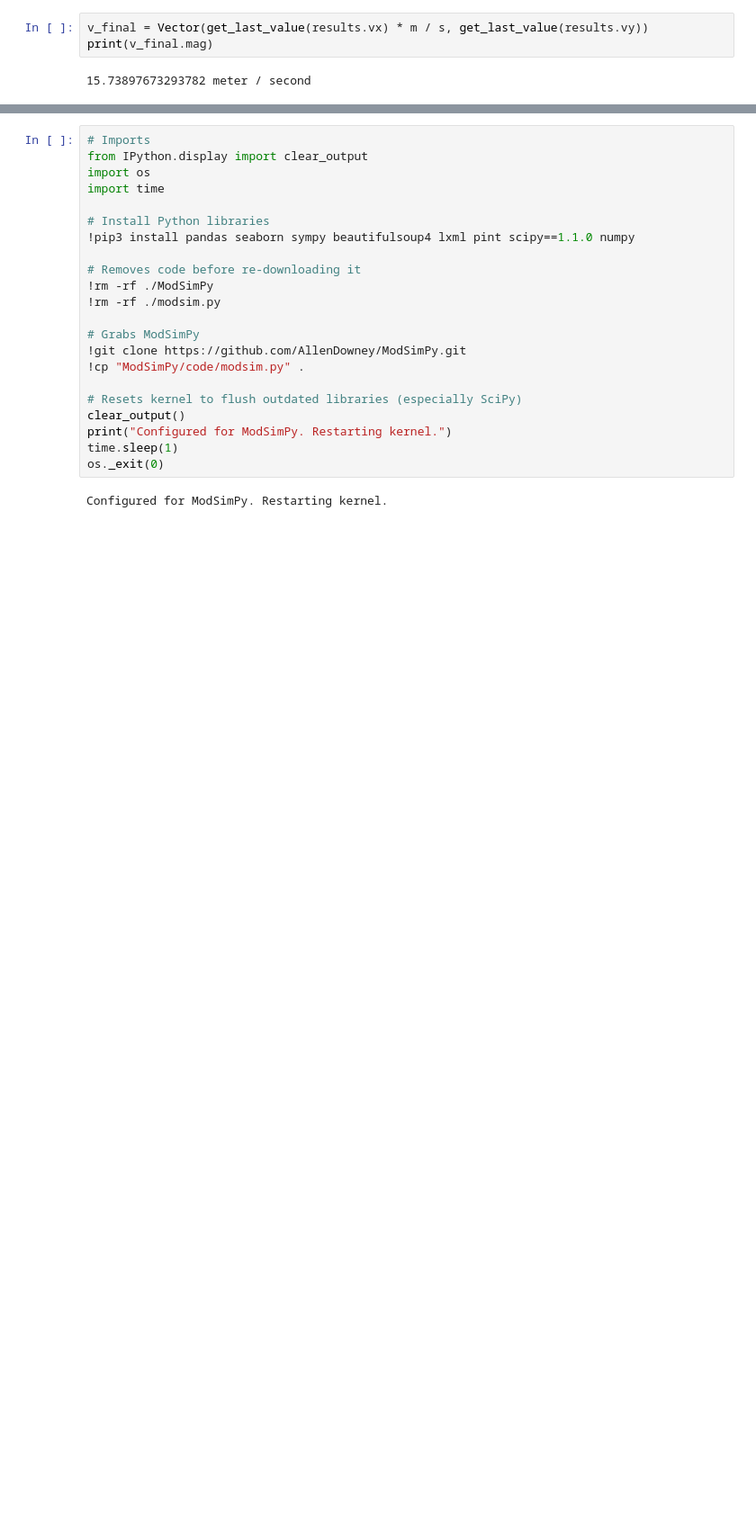
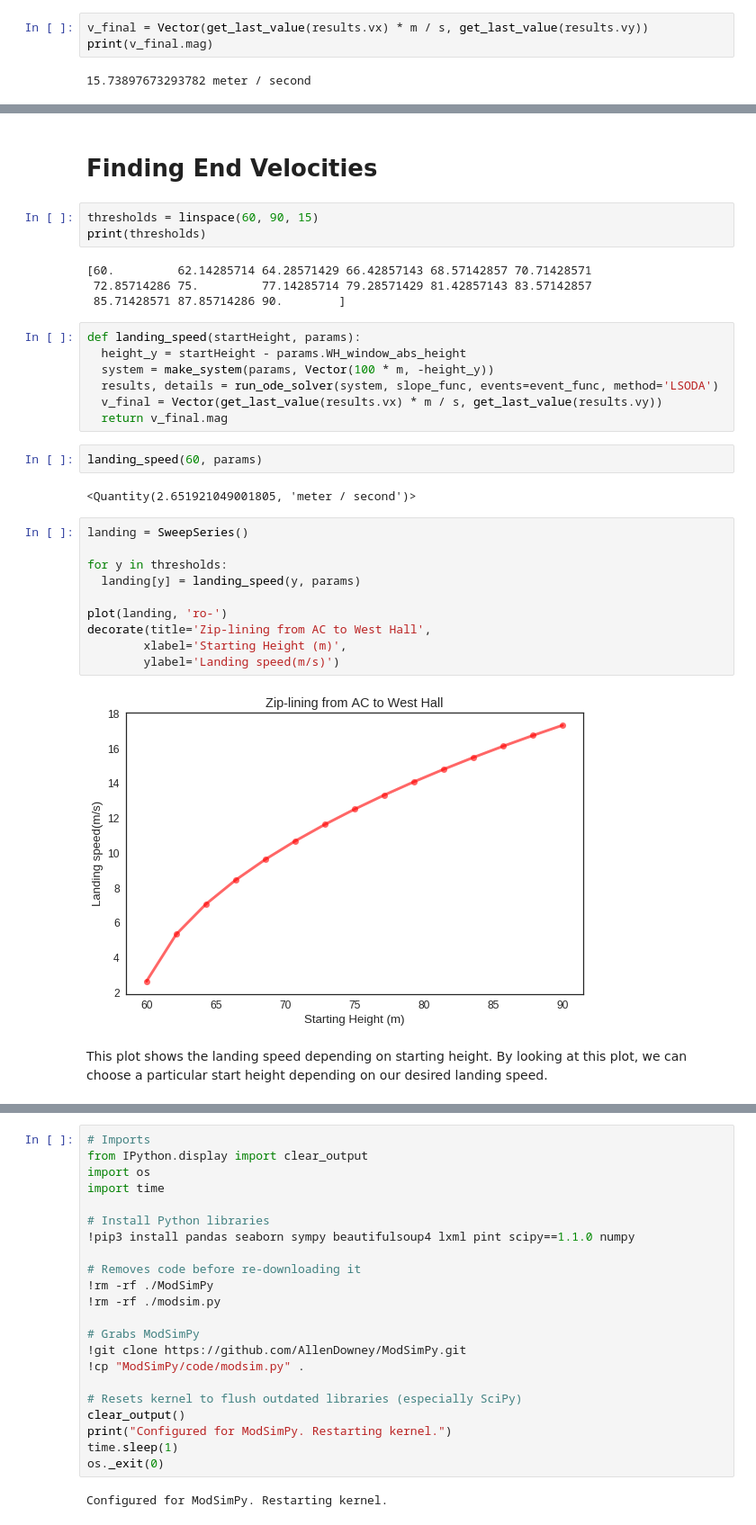
Before and after one commit to sdaitzman/ModSimPy, a Jupyter notebook: code/Project 3.ipynb, the cells around one changed output, grey strips where cells are left out. Shown: that part at 90% size. Drawn from its saved outputs; the diff is of its cells as text; blank space fills up the shorter version.

```diff
--- a/code/Project 3.ipynb
+++ b/code/Project 3.ipynb
@@ -159,0 +238,34 @@ print(v_final.mag)
+# %% [markdown]
+# Finding End Velocities
+# %%
+thresholds = linspace(60, 90, 15)
+print(thresholds)
+# %% [output]
+[60.         62.14285714 64.28571429 66.42857143 68.57142857 70.71428571
+ 72.85714286 75.         77.14285714 79.28571429 81.42857143 83.57142857
+ 85.71428571 87.85714286 90.        ]
+# %%
+def landing_speed(startHeight, params):
+  height_y = startHeight - params.WH_window_abs_height
+  system = make_system(params, Vector(100 * m, -height_y))
+  results, details = run_ode_solver(system, slope_func, events=event_func, method='LSODA')
+  v_final = Vector(get_last_value(results.vx) * m / s, get_last_value(results.vy))
+  return v_final.mag
+# %%
+landing_speed(60, params)
+# %% [output]
+<Quantity(2.651921049001805, 'meter / second')>
+# %%
+landing = SweepSeries()
+
+for y in thresholds:
+  landing[y] = landing_speed(y, params)
+
+plot(landing, 'ro-')
+decorate(title='Zip-lining from AC to West Hall',
+        xlabel='Starting Height (m)',
+        ylabel='Landing speed(m/s)')
+# %% [output]
+[figure, added]
+# %% [markdown]
+This plot shows the landing speed depending on starting height. By looking at this plot, we can choose a particular start height depending on our desired landing speed.
```
Also changed, not shown: parts of 57 cells of this notebook, 11 other files.
